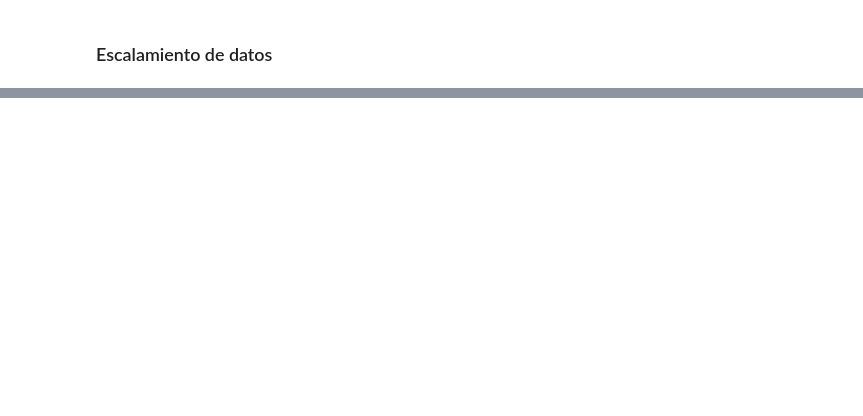
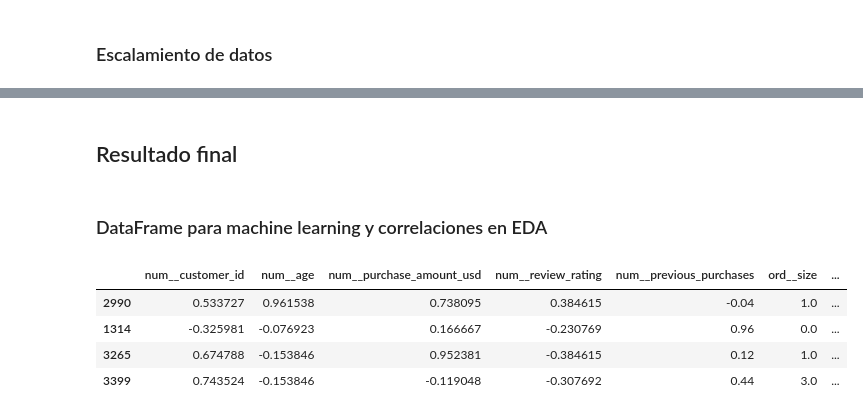
Before and after one commit to ianCristianAriel/2024-eeuu-comportamiento-consumidor, a Jupyter notebook: notebooks/2_transform.ipynb, the cells around one changed output, grey strips where cells are left out. Saved outputs shown, nothing was run; the diff lists cells and outputs as text; code cells hidden in the pictures; blank space fills up the shorter version.

```diff
--- a/notebooks/2_tratamiento.ipynb
+++ b/notebooks/2_transform.ipynb
@@ -303,2 +312,6 @@ df_variables_nominales_codificadas.sample(2)
+# %%
+ordinal_encoded_variables = codification_ordinal_variables.fit_transform(df_processed)
+df_ordinal_encoded_variables = pd.DataFrame(ordinal_encoded_variables,
+                                            columns=codification_ordinal_variables.get_feature_names_out())
 # %% [markdown]
 ### Escalamiento de datos
@@ -331,0 +348,12 @@ df_estandarizado_escalado.sample(2)
+# %% [markdown]
+## Resultado final
+# %% [markdown]
+### DataFrame para machine learning y correlaciones en EDA
+# %%
+df_encoded_scaled.sample(4, random_state=3)
+# %% [output]
+|  | num__customer_id | num__age | num__purchase_amount_usd | num__review_rating | num__previous_purchases | ord__size | ... |
+| 2990 | 0.533727 | 0.961538 | 0.738095 | 0.384615 | -0.04 | 1.0 | ... |
+| 1314 | -0.325981 | -0.076923 | 0.166667 | -0.230769 | 0.96 | 0.0 | ... |
+| 3265 | 0.674788 | -0.153846 | 0.952381 | -0.384615 | 0.12 | 1.0 | ... |
+| 3399 | 0.743524 | -0.153846 | -0.119048 | -0.307692 | 0.44 | 3.0 | ... |
```
Also changed, not shown: parts of 55 cells of this notebook, 9 other files.
